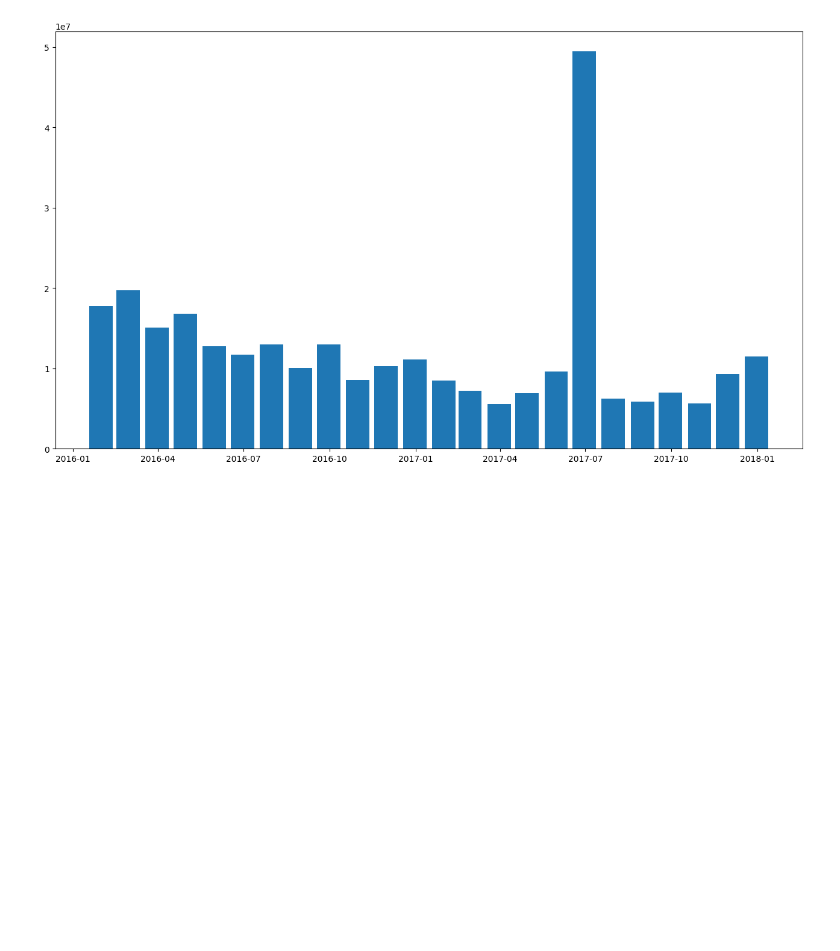
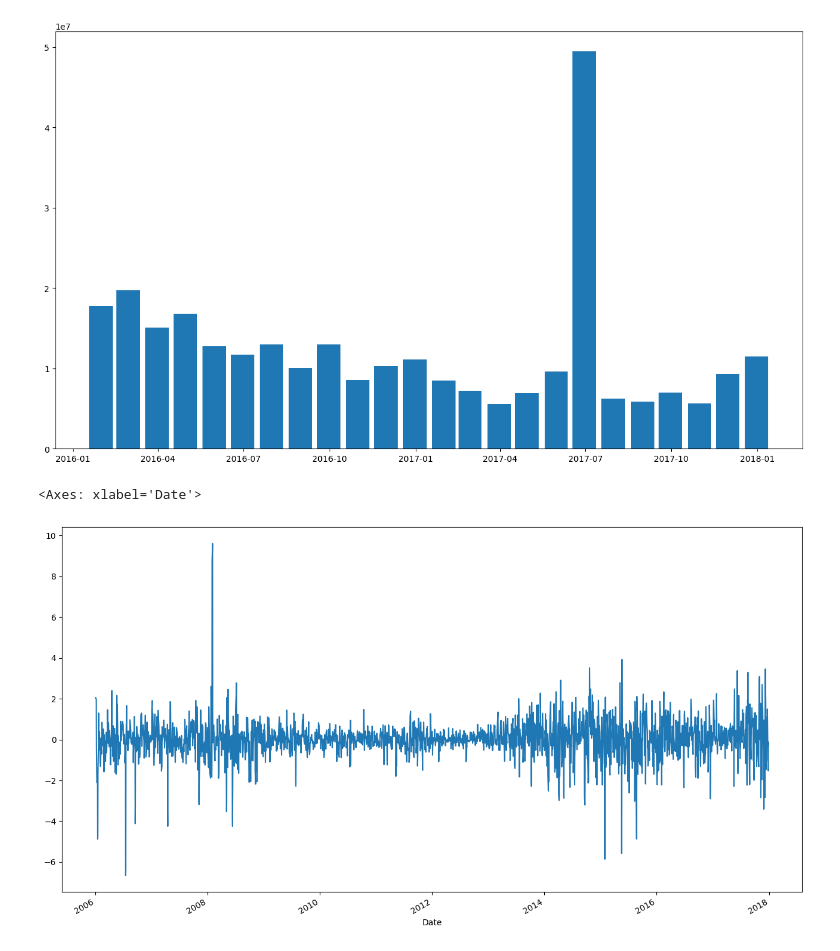
Before and after one commit to EshaanJoshiSDBI/Statistics_Notes, a Jupyter notebook: Statistical_Computing_Using_R_And_Python/Python/TimeSeries.ipynb, the cells around one changed output. Saved outputs shown, nothing was run; the diff lists cells and outputs as text; code cells hidden in the pictures; blank space fills up the shorter version.

```diff
--- a/Statistical_Computing_Using_R_And_Python/Python/TimeSeries.ipynb
+++ b/Statistical_Computing_Using_R_And_Python/Python/TimeSeries.ipynb
@@ -61,3 +61,8 @@ ax.bar(df_month['2016':].index, df_month.loc['2016':,'Volume'], width=25, align=
 # %% [output]
 <BarContainer object of 24 artists>
 [figure]
+# %%
+df.Low.diff(2).plot(figsize=(16,9))
+# %% [output]
+<Axes: xlabel='Date'>
+[figure, added]
```
Also changed, not shown: parts of 2 cells of this notebook.
